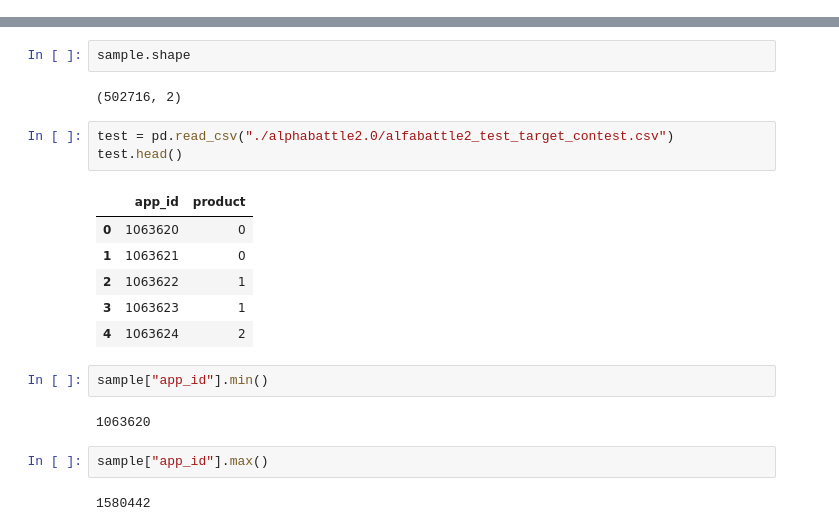
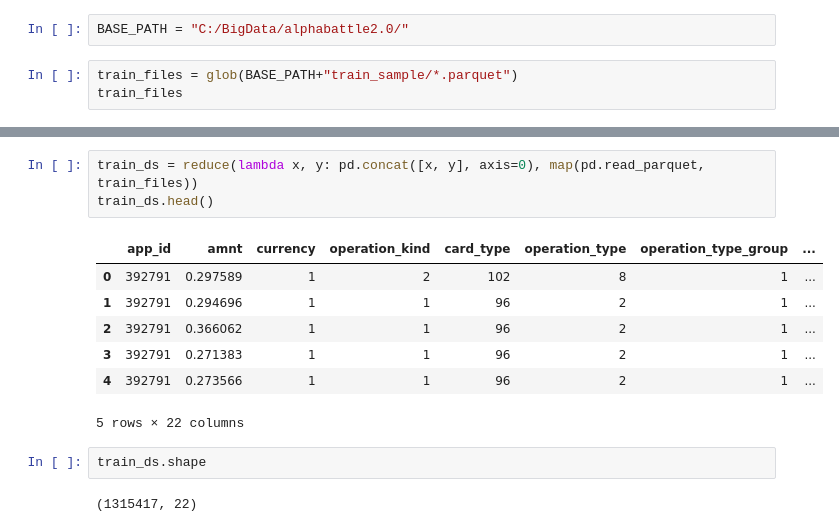
Before and after one commit to ShaunMendes/stevens-big-data, a Jupyter notebook: alphabattle_eda.ipynb, the cells around one changed output, grey strips where cells are left out. Cells and saved outputs as stored; diff of their text form.

```diff
--- a/alphabattle_eda.ipynb
+++ b/alphabattle_eda.ipynb
@@ -16,0 +6,5 @@ sample.head()
+# %%
+BASE_PATH = "C:/BigData/alphabattle2.0/"
+# %%
+train_files = glob(BASE_PATH+"train_sample/*.parquet")
+train_files
@@ -17,22 +32,15 @@ sample.head()
+# %%
+train_ds = reduce(lambda x, y: pd.concat([x, y], axis=0), map(pd.read_parquet, train_files))
+train_ds.head()
+# %% [output]
+|  | app_id | amnt | currency | operation_kind | card_type | operation_type | operation_type_group | ... |
+| 0 | 392791 | 0.297589 | 1 | 2 | 102 | 8 | 1 | ... |
+| 1 | 392791 | 0.294696 | 1 | 1 | 96 | 2 | 1 | ... |
+| 2 | 392791 | 0.366062 | 1 | 1 | 96 | 2 | 1 | ... |
+| 3 | 392791 | 0.271383 | 1 | 1 | 96 | 2 | 1 | ... |
+| 4 | 392791 | 0.273566 | 1 | 1 | 96 | 2 | 1 | ... |
+5 rows × 22 columns
 # %%
-sample.shape
+train_ds.shape
 # %% [output]
-(502716, 2)
+(1315417, 22)
-# %%
-test = pd.read_csv("./alphabattle2.0/alfabattle2_test_target_contest.csv")
-test.head()
-# %% [output]
-|  | app_id | product |
-| 0 | 1063620 | 0 |
-| 1 | 1063621 | 0 |
-| 2 | 1063622 | 1 |
-| 3 | 1063623 | 1 |
-| 4 | 1063624 | 2 |
-# %%
-sample["app_id"].min()
-# %% [output]
-1063620
-# %%
-sample["app_id"].max()
-# %% [output]
-1580442
```
Also changed, not shown: parts of 7 cells of this notebook, 3 other files.
